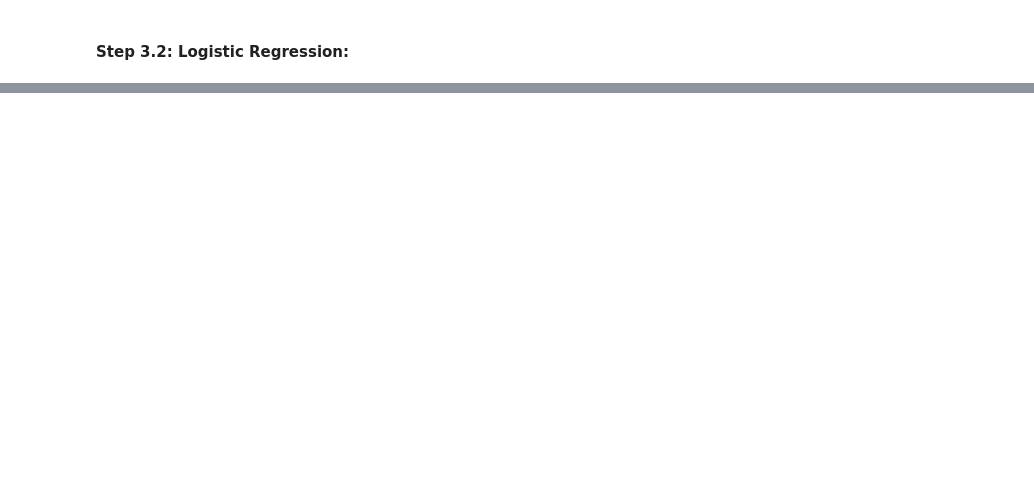
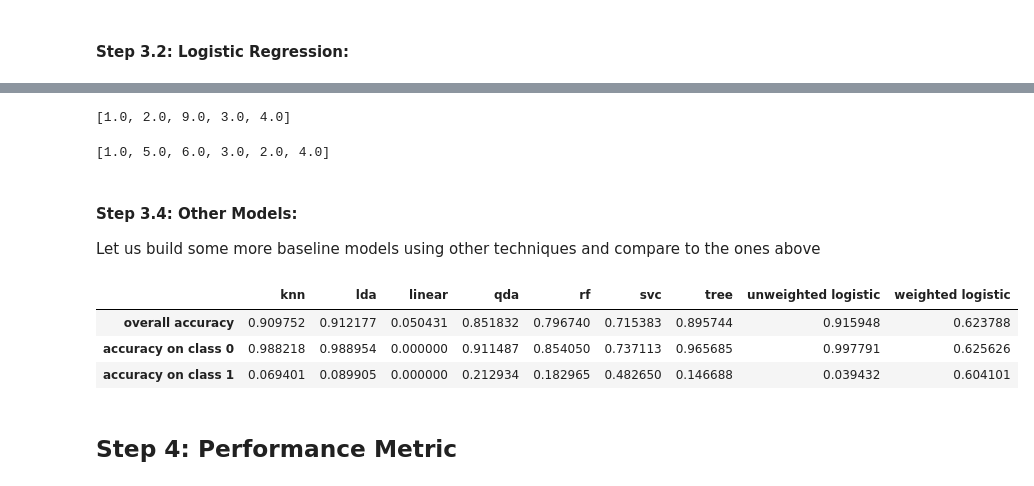
Before and after one commit to harvard-team-pivot/epilepsy-prediction, a Jupyter notebook: milestone45/Team_Pivot_CS109A_Final_Project_Milestone_4_5.ipynb, the cells around one changed output, grey strips where cells are left out. Cells and saved outputs as stored; diff of their text form; code cells hidden in the pictures; blank space fills up the shorter version.

```diff
--- a/milestone45/Team_Pivot_CS109A_Final_Project_Milestone_4_5.ipynb
+++ b/milestone45/Team_Pivot_CS109A_Final_Project_Milestone_4_5.ipynb
@@ -142,7 +143,7 @@ def fill_with_mean(x_fill):
     x_fill = x_fill.groupby(x_fill.columns, axis = 1).transform(lambda x: x.fillna(x.mean()))
     return x_fill
 
-def impute_pms_columns(x_fill):
+def fill_pms_columns(x_fill):
     for index, row in x_fill.iterrows():
 #         # 0-3D Sex of child
 #         if pd.isnull(row["N622"]):
@@ -322,7 +323,7 @@ for column in ncds_data_clean.columns:
     ncds_data_clean[column] = ncds_data_clean[column].astype(float)
 
 # Impute missing data from joined columns using default values
-ncds_data_clean = impute_pms_columns(ncds_data_clean)
+ncds_data_clean = fill_pms_columns(ncds_data_clean)
 
 # Impute missing data with median values
 ncds_data_clean = fill_with_median(ncds_data_clean)
@@ -469,2 +524,9 @@ score = lambda model, x_test, y_test: pd.Series([model.score(x_test, y_test),
 # %% [markdown]
 #### Step 3.1: Linear Regression:
+# %%
+# Linear regression
+linear = LinearRegression()
+linear.fit(x_train, y_train)
+linear_scores = score(linear, x_test, y_test)
+print "Linear regression:"
+print linear_scores
@@ -476,0 +569,8 @@ score = lambda model, x_test, y_test: pd.Series([model.score(x_test, y_test),
+# %%
+# LDA
+lda = LDA()
+lda.fit(x_train, y_train)
+lda_scores = score(lda, x_test, y_test)
+
+print "LDA:"
+print lda_scores
@@ -476,0 +596,59 @@ score = lambda model, x_test, y_test: pd.Series([model.score(x_test, y_test),
+# %%
+### Find factors effecting seizures based on country of birth
+list_of_cob = list(ncds_data_no_indicators['COBIRTH'].unique())
+print list_of_cob
+# %% [output]
+[1.0, 2.0, 9.0, 3.0, 4.0]
+# %%
+### Find factors effecting seizures based on ethinic group
+list_of_eg = list(ncds_data_no_indicators['ETHNICID'].unique())
+print list_of_eg
+# %% [output]
+[1.0, 5.0, 6.0, 3.0, 2.0, 4.0]
+# %% [markdown]
+#### Step 3.4: Other Models:
+
+Let us build some more baseline models using other techniques and compare to the ones above
+# %%
+# KNN
+knn = KNN()
+knn.fit(x_train, y_train)
+knn_scores = score(knn, x_test, y_test)
+
+#QDA
+qda = QDA()
+qda.fit(x_train, y_train)
+qda_scores = score(qda, x_test, y_test)
+
+#Decision Tree
+tree = DecisionTree()
+tree.fit(x_train, y_train)
+tree_scores = score(tree, x_test, y_test)
+
+#Random Forest
+rf = RandomForest(class_weight='balanced')
+rf.fit(x_train, y_train)
+rf_scores = score(rf, x_test, y_test)
+
+# SVC
+svc = SVC(probability=True,class_weight='balanced')
+svc.fit(x_train, y_train)
+svc_scores = score(svc, x_test, y_test)
+
+#Score Dataframe
+score_df = pd.DataFrame({'linear':linear_scores,
+                         'unweighted logistic': unweighted_log_scores,
+                         'weighted logistic': weighted_log_scores,
+                         'lda': lda_scores,
+                         'qda': qda_scores,
+                        'knn': knn_scores,
+                         'tree': tree_scores,
+                         'rf': rf_scores,'svc':svc_scores})
+score_df
+# %% [output]
+|  | knn | lda | linear | qda | rf | svc | tree | unweighted logistic | weighted logistic |
+| overall accuracy | 0.909752 | 0.912177 | 0.050431 | 0.851832 | 0.796740 | 0.715383 | 0.895744 | 0.915948 | 0.623788 |
+| accuracy on class 0 | 0.988218 | 0.988954 | 0.000000 | 0.911487 | 0.854050 | 0.737113 | 0.965685 | 0.997791 | 0.625626 |
+| accuracy on class 1 | 0.069401 | 0.089905 | 0.000000 | 0.212934 | 0.182965 | 0.482650 | 0.146688 | 0.039432 | 0.604101 |
+# %% [markdown]
+## Step 4: Performance Metric
```
Also changed, not shown: parts of 15 cells of this notebook.
